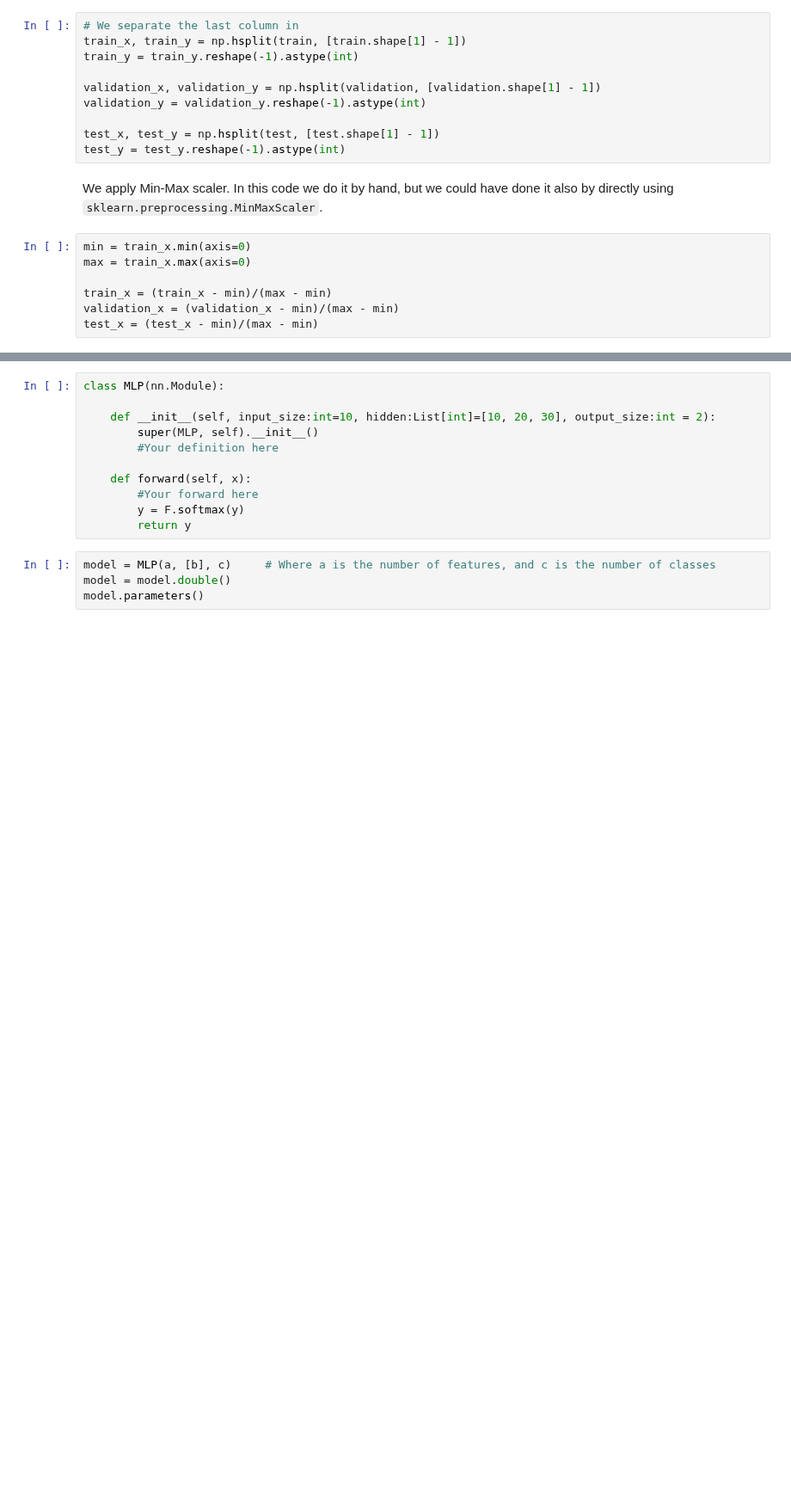
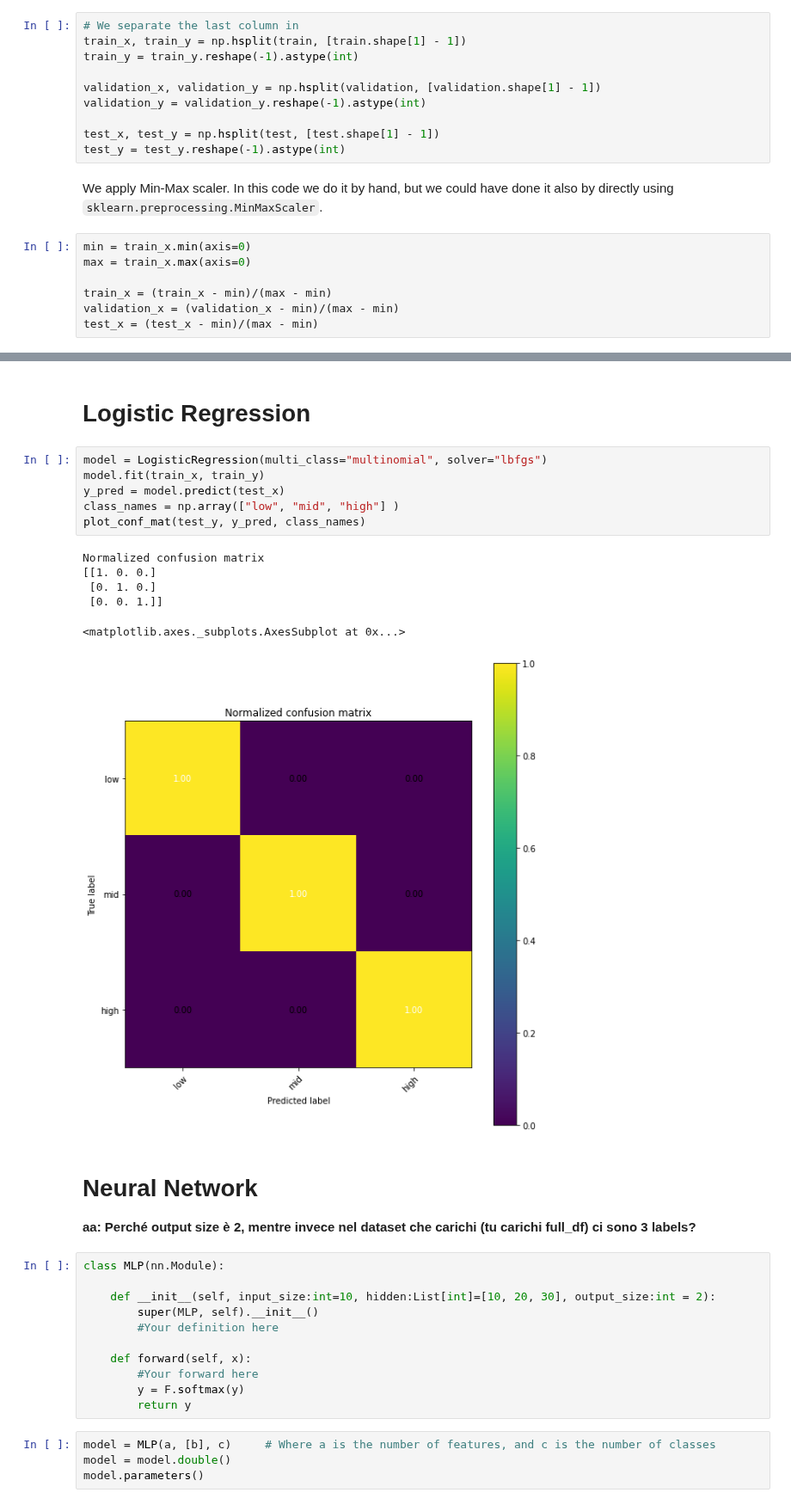
Before and after one commit to andreaaraldo/machine-learning-for-networks, a Jupyter notebook: 9x.ml_highspeed_networks/Training and testing an MLP.ipynb, the cells around one changed output, grey strips where cells are left out. Shown at 86% size. Drawn from its saved outputs; the diff is of its cells as text; blank space fills up the shorter version.

Commit message:
Trying LogisticRegression

```diff
--- a/9x.ml_highspeed_networks/Training and testing an MLP.ipynb
+++ b/9x.ml_highspeed_networks/Training and testing an MLP.ipynb
@@ -150,3 +180,22 @@ test_x = (test_x - min)/(max - min)
+# %% [markdown]
+# Logistic Regression
+# %%
+model = LogisticRegression(multi_class="multinomial", solver="lbfgs")
+model.fit(train_x, train_y)
+y_pred = model.predict(test_x)
+class_names = np.array(["low", "mid", "high"] )
+plot_conf_mat(test_y, y_pred, class_names)
+# %% [output]
+Normalized confusion matrix
+[[1. 0. 0.]
+ [0. 1. 0.]
+ [0. 0. 1.]]
+<matplotlib.axes._subplots.AxesSubplot at 0x...>
+[figure, added]
+# %% [markdown]
+# Neural Network
+
+**aa: Perché output size è 2, mentre invece nel dataset che carichi (tu carichi full_df) ci sono 3 labels?**
 # %%
 class MLP(nn.Module):
 
```
Also changed, not shown: parts of 8 cells of this notebook.
